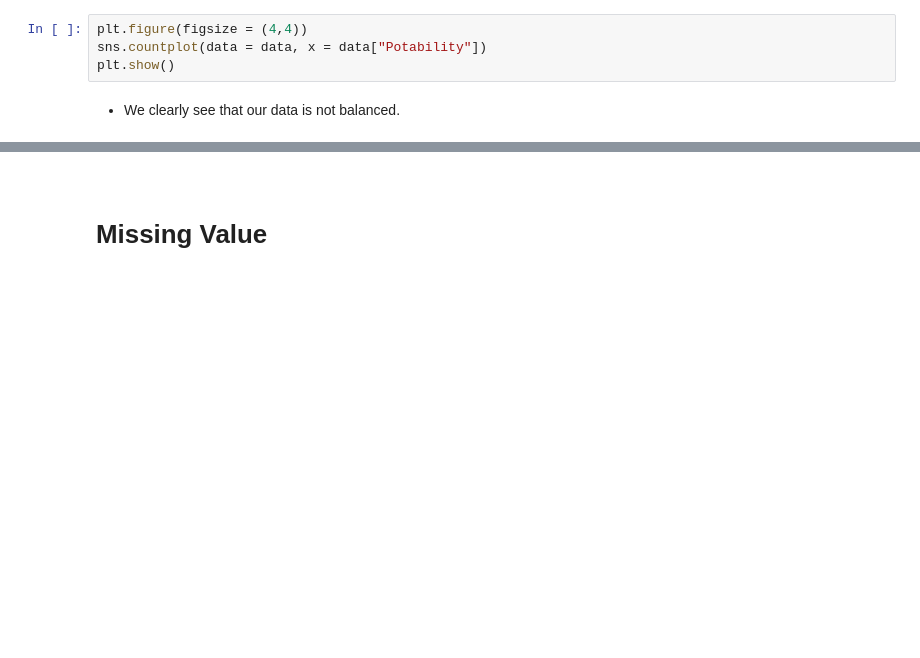
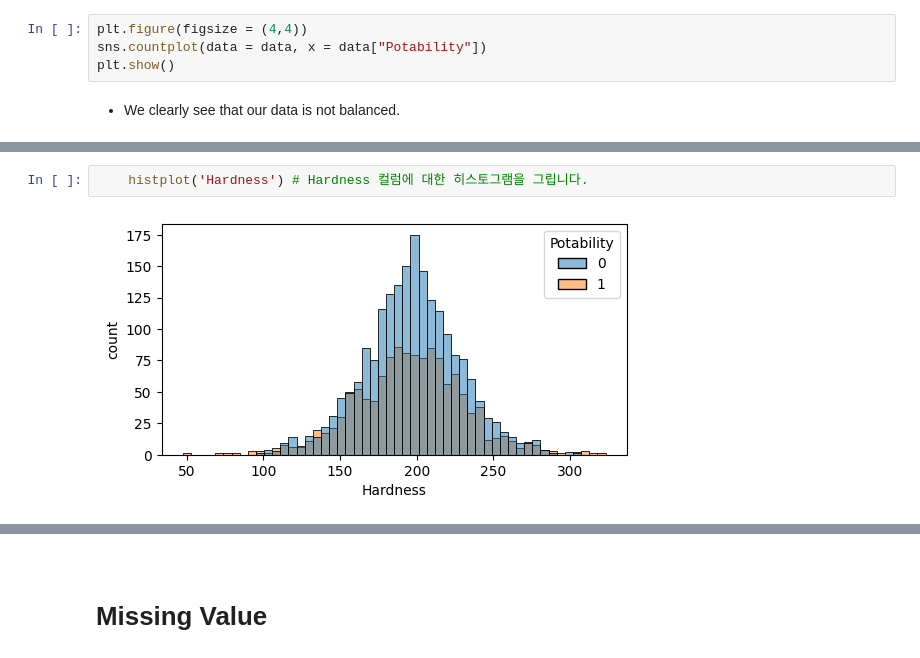
Before and after one commit to dscoool/waterai, a Jupyter notebook: water-quality-eda-classification.ipynb, the cells around one changed output, grey strips where cells are left out. Saved outputs shown, nothing was run; the diff lists cells and outputs as text; blank space fills up the shorter version.

```diff
--- a/water-quality-eda-classification.ipynb
+++ b/water-quality-eda-classification.ipynb
@@ -187,0 +208,4 @@ for n in numvars:
+# %%
+    histplot('Hardness') # Hardness 컬럼에 대한 히스토그램을 그립니다.
+# %% [output]
+[figure, added]
```
Also changed, not shown: parts of 11 cells of this notebook.
